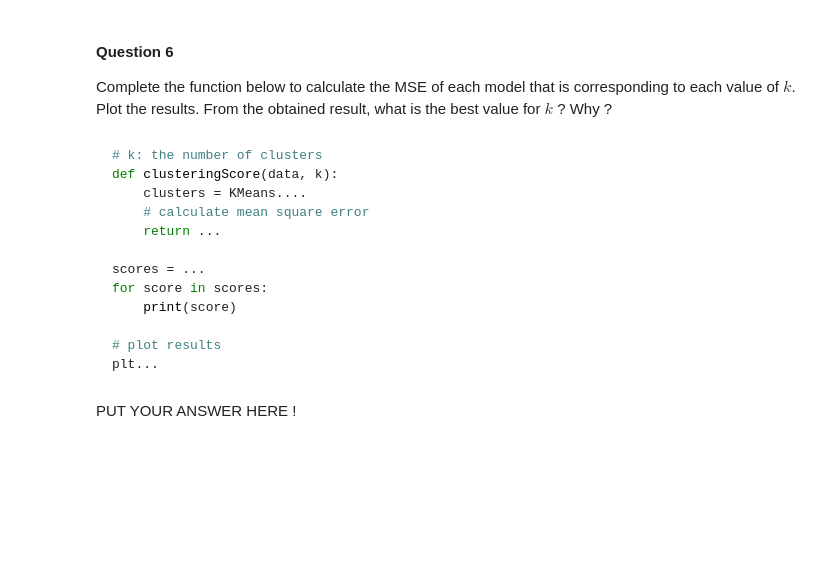
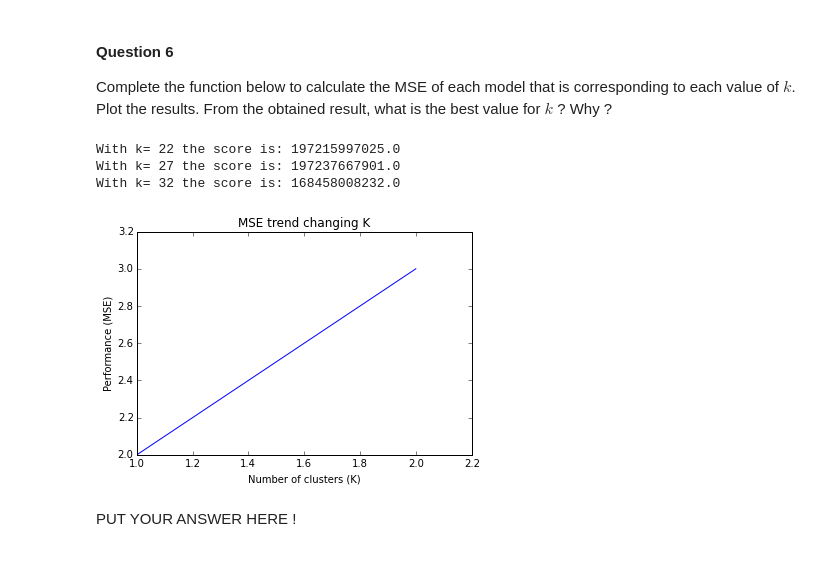
Before and after one commit to and29/Algorithmic-Machine-Learning, a Jupyter notebook: Notebooks/Solutions/[Lecture 10+11] Anomaly Detection in Network Traffic with K-means clustering/[Lecture 10+11] Anomaly Detection in Network Traffic with K-means clustering.ipynb, the cells around one changed output. Drawn from its saved outputs; the diff is of its cells as text; code cells hidden in the pictures; blank space fills up the shorter version.

````diff
--- a/Notebooks/Solutions/[Lecture 10+11] Anomaly Detection in Network Traffic with K-means clustering/[Lecture 10+11] Anomaly Detection in Network Traffic with K-means clustering.ipynb
+++ b/Notebooks/Solutions/[Lecture 10+11] Anomaly Detection in Network Traffic with K-means clustering/[Lecture 10+11] Anomaly Detection in Network Traffic with K-means clustering.ipynb
@@ -75,7 +77,7 @@ import numpy as np
 
 # calculate distance between two d-dimensional points
 def euclidean_distance(p1, p2):
-    return np.sqrt(sum([np.power(p1[i] - p2[i], 2) for i in range(len(p1))]))
+    return np.sqrt(np.sum([np.power(p1[i] - p2[i], 2) for i in range(len(p1))]))
 
 # test our function
 assert (round(euclidean_distance([1,2,3] , [10,18,12]), 2) == 20.45), "Function's wrong"
@@ -475,9 +480,10 @@ from operator import add
 
 # Evaluate clustering by computing Within Set Sum of Squared Errors
 def error(clusters, point):
-    closest_center = ...
-    return ...
+    closest_center = clusters.centers[clusters.predict(point)]
+    return np.power(euclidean_distance(closest_center, point), 2)
 
-WSSSE = data.map(...).reduce(...)
+WSSSE = data.map(lambda x: error(clusters, x)).reduce(add)
+
 print("Within Set Sum of Squared Error = " + str(WSSSE))
 # %% [output]
@@ -513,21 +525,32 @@ How many clusters are appropriate for a dataset? In particular, for our own data
 #### Question 6
 Complete the function below to calculate the MSE of each model that is corresponding to each value of $k$.
 Plot the results. From the obtained result, what is the best value for $k$ ? Why ?
-# %% [markdown]
-```python
-# k: the number of clusters
-def clusteringScore(data, k):
-    clusters = KMeans....
-    # calculate mean square error
-    return ...
-
-scores = ...
-for score in scores:
-    print(score)
-
-# plot results
-plt...
-```
+# %%
+# k: the number of clusters
+def clusteringScore(data, k):
+    clusters = KMeans.train(data, k, maxIterations=10,
+        runs=10, initializationMode="random")
+    # calculate mean square error
+    return data.map(lambda x: error(clusters, x)).reduce(add)/n
+
+scores = []
+for k in range(22, 44, 5):
+    score = clusteringScore(data, k)
+    scores.append((k, score))
+    print("With k=", k, "the score is:", score)
+# %% [output]
+With k= 22 the score is: 197215997025.0
+With k= 27 the score is: 197237667901.0
+With k= 32 the score is: 168458008232.0
+# %%
+# plot results
+plt.plot(scores[:][0], scores[:][1])
+plt.title("MSE trend changing K")
+plt.xlabel("Number of clusters (K)")
+plt.ylabel("Performance (MSE)")
+plt.show()
+# %% [output]
+[figure, added]
 # %% [markdown]
 <div class="answer">
 
````
Also changed, not shown: parts of 18 cells of this notebook.
